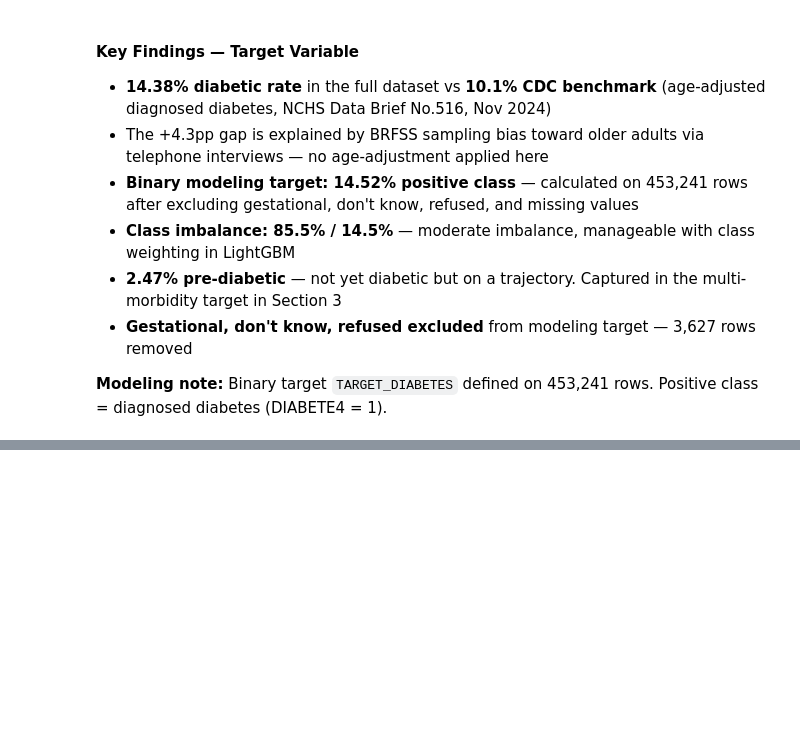
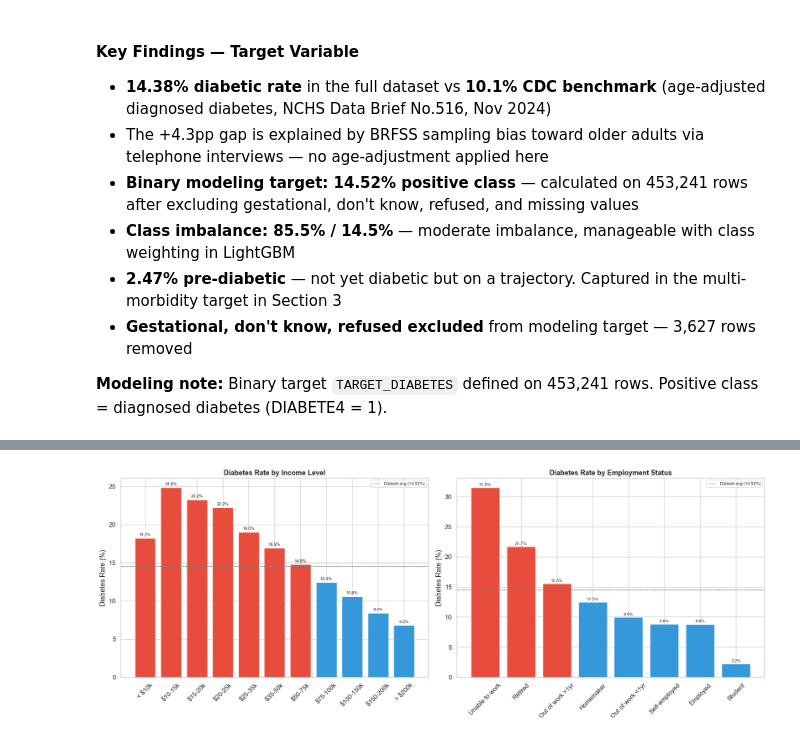
Before and after one commit to ArvindB75/silent-risk-chronic-disease, a Jupyter notebook: notebooks/silent_risk_brfss_2024.ipynb, the cells around one changed output, grey strips where cells are left out. Cells and saved outputs as stored; diff of their text form; code cells hidden in the pictures; blank space fills up the shorter version.

```diff
--- a/notebooks/silent_risk_brfss_2024.ipynb
+++ b/notebooks/silent_risk_brfss_2024.ipynb
@@ -403,0 +551,75 @@ plt.show()
+# %%
+# --- Diabetes rate by Income and Employment ---
+
+fig, axes = plt.subplots(1, 2, figsize=(18, 7))
+
+# Income mapping (BRFSS 2024 INCOME3 coding)
+income_map = {
+    1.0:  '< $10k',
+    2.0:  '$10-15k',
+    3.0:  '$15-20k',
+    4.0:  '$20-25k',
+    5.0:  '$25-35k',
+    6.0:  '$35-50k',
+    7.0:  '$50-75k',
+    8.0:  '$75-100k',
+    9.0:  '$100-150k',
+    10.0: '$150-200k',
+    11.0: '> $200k'
+}
+
+employ_map = {
+    1.0: 'Employed',
+    2.0: 'Self-employed',
+    3.0: 'Out of work >1yr',
+    4.0: 'Out of work <1yr',
+    5.0: 'Homemaker',
+    6.0: 'Student',
+    7.0: 'Retired',
+    8.0: 'Unable to work',
+}
+
+# Plot 1 — Income
+temp_inc = df_model[df_model['INCOME3'].isin(income_map.keys())].copy()
+temp_inc['label'] = temp_inc['INCOME3'].map(income_map)
+rates_inc = temp_inc.groupby('label')['TARGET_DIABETES'].mean() * 100
+# Preserve income order
+ordered_labels = [v for k, v in sorted(income_map.items())]
+rates_inc = rates_inc.reindex(ordered_labels)
+
+bars = axes[0].bar(rates_inc.index, rates_inc.values,
+                   color=['#e74c3c' if v > 14.52 else '#3498db' for v in rates_inc.values],
+                   edgecolor='white')
+axes[0].axhline(14.52, color='gray', linestyle='--', linewidth=1, label='Dataset avg (14.52%)')
+axes[0].set_title('Diabetes Rate by Income Level', fontweight='bold')
+axes[0].set_ylabel('Diabetes Rate (%)')
+axes[0].tick_params(axis='x', rotation=45)
+axes[0].legend(fontsize=8)
+for bar, val in zip(bars, rates_inc.values):
+    axes[0].text(bar.get_x() + bar.get_width()/2, val + 0.3,
+                 f'{val:.1f}%', ha='center', fontsize=8)
+
+# Plot 2 — Employment
+temp_emp = df_model[df_model['EMPLOY1'].isin(employ_map.keys())].copy()
+temp_emp['label'] = temp_emp['EMPLOY1'].map(employ_map)
+rates_emp = temp_emp.groupby('label')['TARGET_DIABETES'].mean() * 100
+rates_emp = rates_emp.sort_values(ascending=False)
+
+bars2 = axes[1].bar(rates_emp.index, rates_emp.values,
+                    color=['#e74c3c' if v > 14.52 else '#3498db' for v in rates_emp.values],
+                    edgecolor='white')
+axes[1].axhline(14.52, color='gray', linestyle='--', linewidth=1, label='Dataset avg (14.52%)')
+axes[1].set_title('Diabetes Rate by Employment Status', fontweight='bold')
+axes[1].set_ylabel('Diabetes Rate (%)')
+axes[1].tick_params(axis='x', rotation=45)
+axes[1].legend(fontsize=8)
+for bar, val in zip(bars2, rates_emp.values):
+    axes[1].text(bar.get_x() + bar.get_width()/2, val + 0.3,
+                 f'{val:.1f}%', ha='center', fontsize=8)
+
+plt.tight_layout()
+plt.savefig('/Users/arvind.b/Documents/silent-risk-chronic-disease/reports/figures/income_employment_diabetes_rate.png',
+            dpi=150, facecolor='white')
+plt.show()
+# %% [output]
+[figure, added]
```
Also changed, not shown: parts of 21 cells of this notebook.
